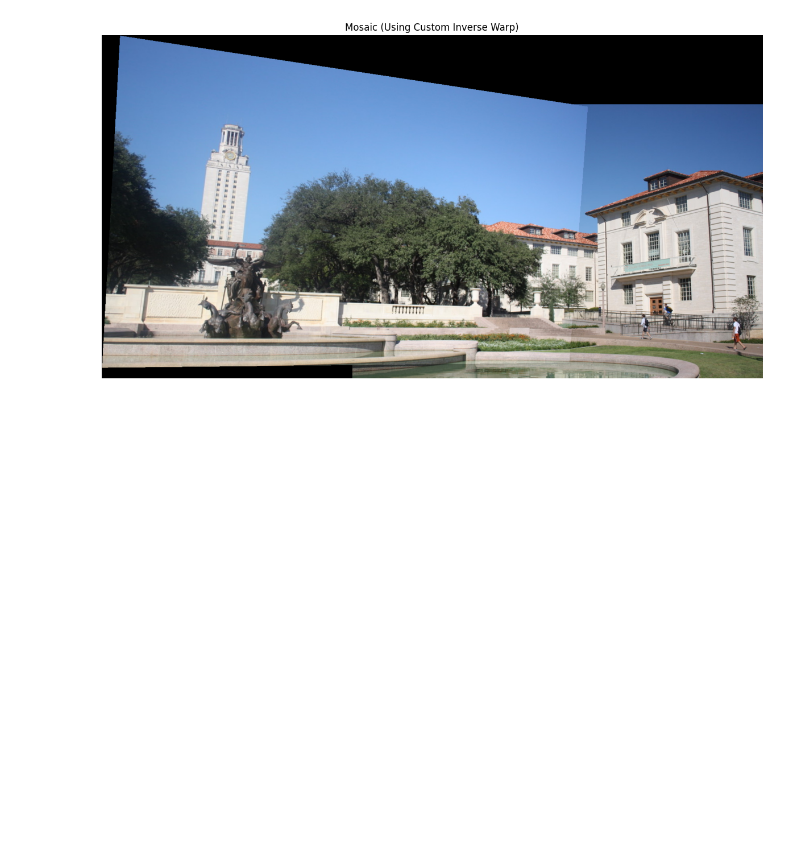
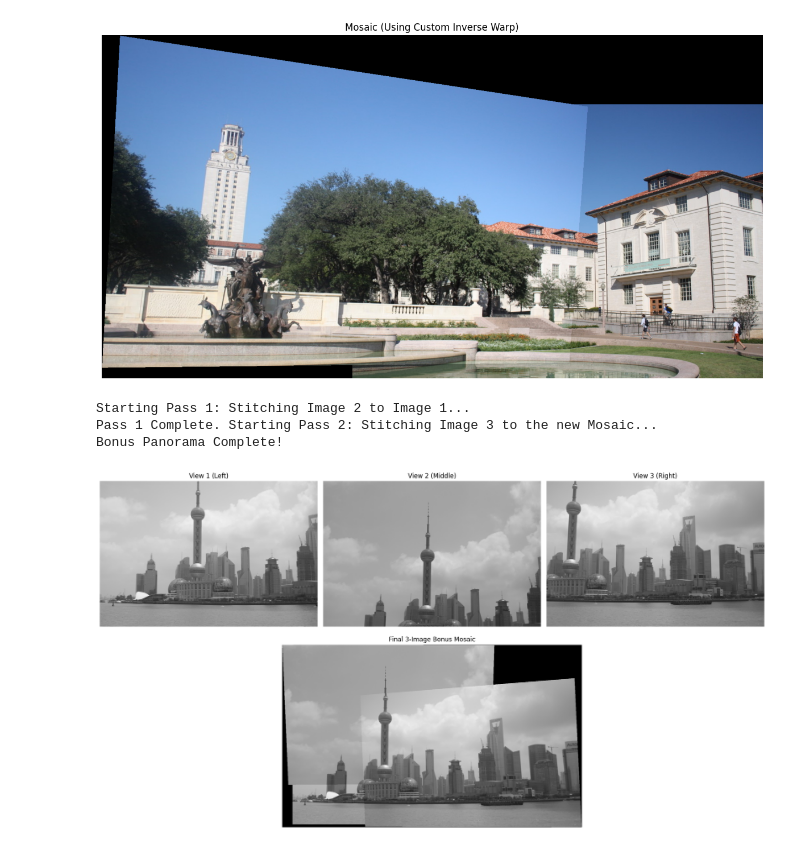
Before and after one commit to farahbassiony/cv_assignment2, a Jupyter notebook: main.ipynb, the cells around one changed output. Cells and saved outputs as stored; diff of their text form; code cells hidden in the pictures; blank space fills up the shorter version.

```diff
--- a/main.ipynb
+++ b/main.ipynb
@@ -304,13 +304,9 @@ import cv2 as cv
 import matplotlib.pyplot as plt
 
 # 1. Load the 3 overlapping images
-img1 = cv.imread("shanghai-21.jpg") # Left image (First Anchor)
-img2 = cv.imread("shanghai-22.jpg") # Middle image
-img3 = cv.imread("shanghai-23.jpg") # Right image
-
-# Sanity Check
-if img1 is None or img2 is None or img3 is None:
-    raise FileNotFoundError("Could not find one or more images. Check filenames!")
+img1 = cv.imread("shanghai-21.png") # (First Anchor)
+img2 = cv.imread("shanghai-22.png")
+img3 = cv.imread("shanghai-23.png")
 
 img1_rgb = cv.cvtColor(img1, cv.COLOR_BGR2RGB)
 img2_rgb = cv.cvtColor(img2, cv.COLOR_BGR2RGB)
@@ -318,35 +314,37 @@ img3_rgb = cv.cvtColor(img3, cv.COLOR_BGR2RGB)
 
 print("Starting Pass 1: Stitching Image 2 to Image 1...")
 
-# --- PASS 1: Stitch Image 2 onto Image 1 ---
+# PASS 1: Stitch Image 2 onto Image 1
 # Get matches (img2 maps to img1)
 src_pts_12, dst_pts_12, _, _ = get_SIFT_matches(img2, img1, plot=False)
 H_12 = compute_homography(src_pts_12, dst_pts_12)
 
 # Create the first mosaic using our custom inverse warp function
 mosaic_12 = create_custom_mosaic(img1_rgb, img2_rgb, H_12)
 
 print("Pass 1 Complete. Starting Pass 2: Stitching Image 3 to the new Mosaic...")
 
-# --- PASS 2: Stitch Image 3 onto the new Mosaic (mosaic_12) ---
-# Note: Since mosaic_12 is much larger and contains black space,
-# SIFT might take a second longer to process.
 src_pts_23, dst_pts_23, _, _ = get_SIFT_matches(img3, mosaic_12, plot=False)
 H_23 = compute_homography(src_pts_23, dst_pts_23)
 
 # Create the final mosaic
 final_mosaic_123 = create_custom_mosaic(mosaic_12, img3_rgb, H_23)
 
 print("Bonus Panorama Complete!")
 
 # --- VISUALIZATION ---
 plt.figure(figsize=(18, 10))
 
 plt.subplot(2, 3, 1), plt.title("View 1 (Left)"), plt.imshow(img1_rgb), plt.axis('off')
 plt.subplot(2, 3, 2), plt.title("View 2 (Middle)"), plt.imshow(img2_rgb), plt.axis('off')
 plt.subplot(2, 3, 3), plt.title("View 3 (Right)"), plt.imshow(img3_rgb), plt.axis('off')
 
 plt.subplot(2, 1, 2), plt.title("Final 3-Image Bonus Mosaic"), plt.imshow(final_mosaic_123), plt.axis('off')
 
 plt.tight_layout()
 plt.show()
+# %% [output]
+Starting Pass 1: Stitching Image 2 to Image 1...
+Pass 1 Complete. Starting Pass 2: Stitching Image 3 to the new Mosaic...
+Bonus Panorama Complete!
+[figure, added]
```
